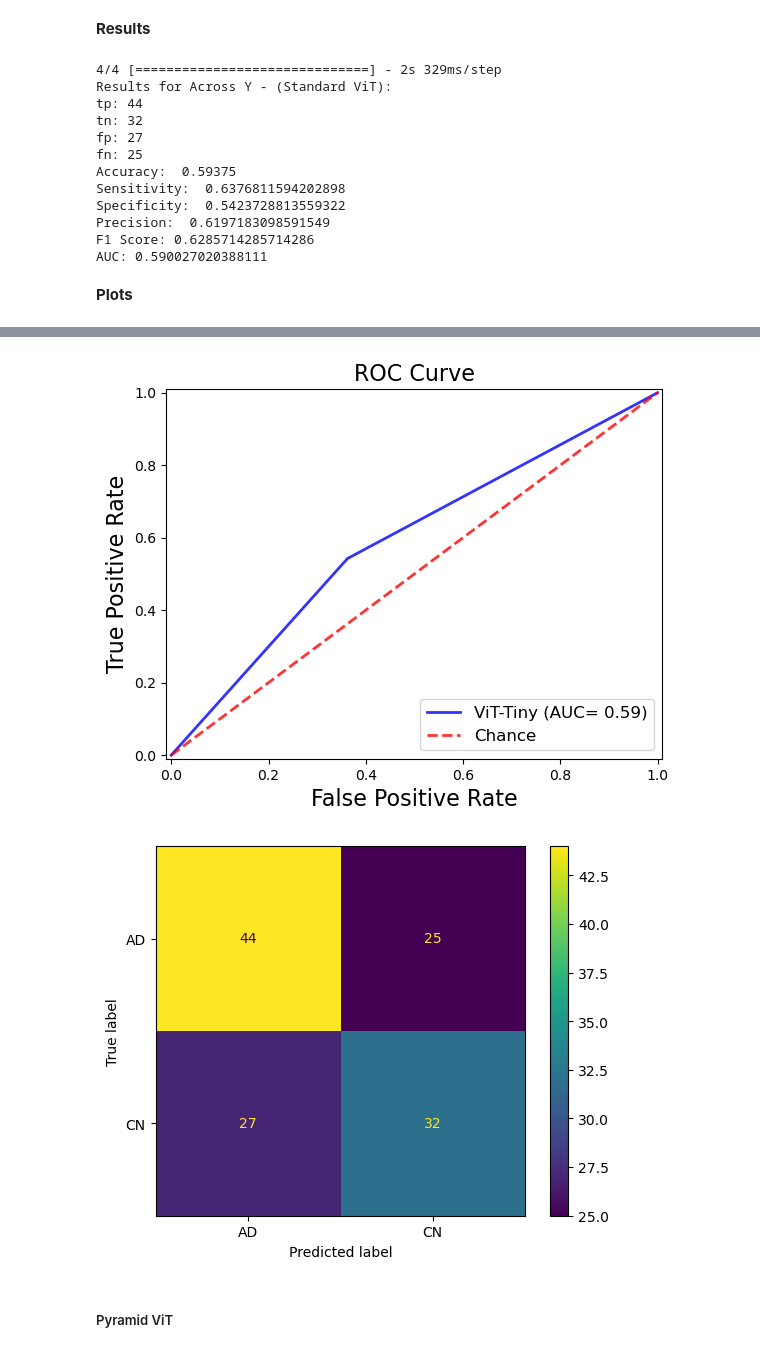
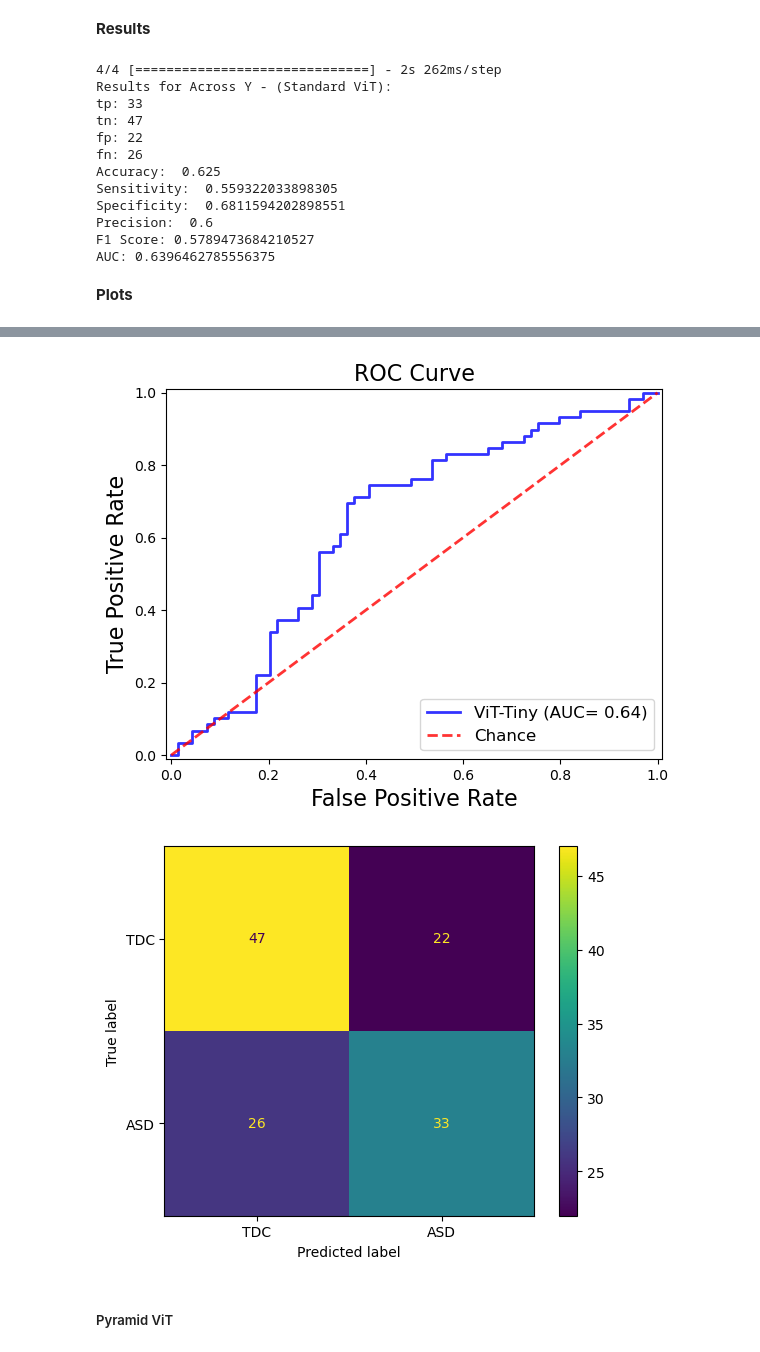
Before and after one commit to BronwynB19/ABIDE-fMRI-GNN, a Jupyter notebook: scratch_v5.ipynb, the cells around one changed output, grey strips where cells are left out. Drawn from its saved outputs; the diff is of its cells as text; code cells hidden in the pictures.

```diff
--- a/scratch_v5.ipynb
+++ b/scratch_v5.ipynb
@@ -608,8 +551,7 @@ opt_model_cnn = Adam(learning_rate=0.001)
 model_cnn.compile(optimizer=opt_model_cnn, loss='sparse_categorical_crossentropy', metrics=['accuracy'])
 
 print("CNN Training:")
-history_model_cnn = model_cnn.fit(x=X_train_model, y=y_train, epochs=vis_epochs, batch_size=vis_batch_size, shuffle=True,
-                       validation_data=(X_val_model, y_val))
+history_model_cnn = model_cnn.fit(x=X_train_model, y=y_train, epochs=vis_epochs, batch_size=vis_batch_size, shuffle=True, validation_data=(X_val_model, y_val))
 # %% [output]
 CNN Training:
 Epoch 1/20
@@ -883,13 +821,14 @@ print(all_labels)
 **Results**
 # %%
 y_pred_cnn = model_cnn.predict(X_test_model, batch_size=vis_batch_size)
-y_pred_bin,y_test_bin_y_axis=None,None
-y_pred_bin_cnn = np.argmax(y_pred_cnn, axis=1)
+y_pred_bin_cnn = np.argmax(y_pred_cnn, axis=1) # Label for confusin matrix
+y_pred_prob_cnn = y_pred_cnn[:,1] # probability of class 1 (ASD)
 y_test_bin_y_axis = y_test
-fpr, tpr, threshold = roc_curve(y_test_bin_y_axis, y_pred_bin_cnn)
+
+fpr, tpr, threshold = roc_curve(y_test_bin_y_axis, y_pred_prob_cnn)
 roc_auc = auc(fpr, tpr)
 
-tp,fn,fp,tn = confusion_matrix(y_test_bin_y_axis,y_pred_bin_cnn).flatten()
+tn, fp, fn, tp = confusion_matrix(y_test_bin_y_axis, y_pred_bin_cnn).flatten()
 sensitivity = tp/(tp+fn)
 specificity = tn/(tn+fp)
 precision = tp/(tp+fp)
@@ -944,7 +883,7 @@ plt.show()
 
 ### Confusion Matix Plot
 def plot_confusion_matrix():
-  classes = ['AD','CN']
+  classes = ['TDC','ASD']
 #  tick_marks = [0.5,1.5]
   cm = confusion_matrix(y_test_bin_y_axis, y_pred_bin_cnn)
   disp = ConfusionMatrixDisplay(confusion_matrix=cm,display_labels=classes)
@@ -963,13 +902,13 @@ plot_confusion_matrix()
 **Results**
 # %%
 y_pred_vit = model_vit.predict(X_test_model, batch_size=vis_batch_size)
-y_pred_bin,y_test_bin_y_axis=None,None
 y_pred_bin_vit = np.argmax(y_pred_vit, axis=1)
+y_pred_prob_vit = y_pred_vit[:,1]
 y_test_bin_y_axis = y_test
-fpr, tpr, threshold = roc_curve(y_test_bin_y_axis, y_pred_bin_vit)
+fpr, tpr, threshold = roc_curve(y_test_bin_y_axis, y_pred_prob_vit)
 roc_auc = auc(fpr, tpr)
 
-tp,fn,fp,tn = confusion_matrix(y_test_bin_y_axis,y_pred_bin_vit).flatten()
+tn, fp, fn, tp = confusion_matrix(y_test_bin_y_axis, y_pred_bin_vit).flatten()
 sensitivity = tp/(tp+fn)
 specificity = tn/(tn+fp)
 precision = tp/(tp+fp)
@@ -985,18 +924,18 @@ print('Precision: ', precision)
 print('F1 Score:', 2*(precision*sensitivity)/(precision+sensitivity))
 print('AUC:', roc_auc)
 # %% [output]
-4/4 [==============================] - 2s 329ms/step
+4/4 [==============================] - 2s 262ms/step
 Results for Across Y - (Standard ViT):
-tp: 44
-tn: 32
-fp: 27
-fn: 25
-Accuracy:  0.59375
-Sensitivity:  0.6376811594202898
-Specificity:  0.5423728813559322
-Precision:  0.6197183098591549
-F1 Score: 0.6285714285714286
-AUC: 0.590027020388111
+tp: 33
+tn: 47
+fp: 22
+fn: 26
+Accuracy:  0.625
+Sensitivity:  0.559322033898305
+Specificity:  0.6811594202898551
+Precision:  0.6
+F1 Score: 0.5789473684210527
+AUC: 0.6396462785556375
 # %% [markdown]
 **Plots**
 # %%
@@ -1024,7 +963,7 @@ plt.show()
 
 ### Confusion Matix Plot
 def plot_confusion_matrix():
-  classes = ['AD','CN']
+  classes = ['TDC','ASD']
 #  tick_marks = [0.5,1.5]
   cm = confusion_matrix(y_test_bin_y_axis, y_pred_bin_vit)
   disp = ConfusionMatrixDisplay(confusion_matrix=cm,display_labels=classes)
@@ -1038,5 +977,5 @@ plot_confusion_matrix()
-[figure, old version]
+[figure, new version]
-[figure, old version]
+[figure, new version]
 # %% [markdown]
 ##### Pyramid ViT
 # %% [markdown]
```
Also changed, not shown: parts of 47 cells of this notebook, 10 other files.
